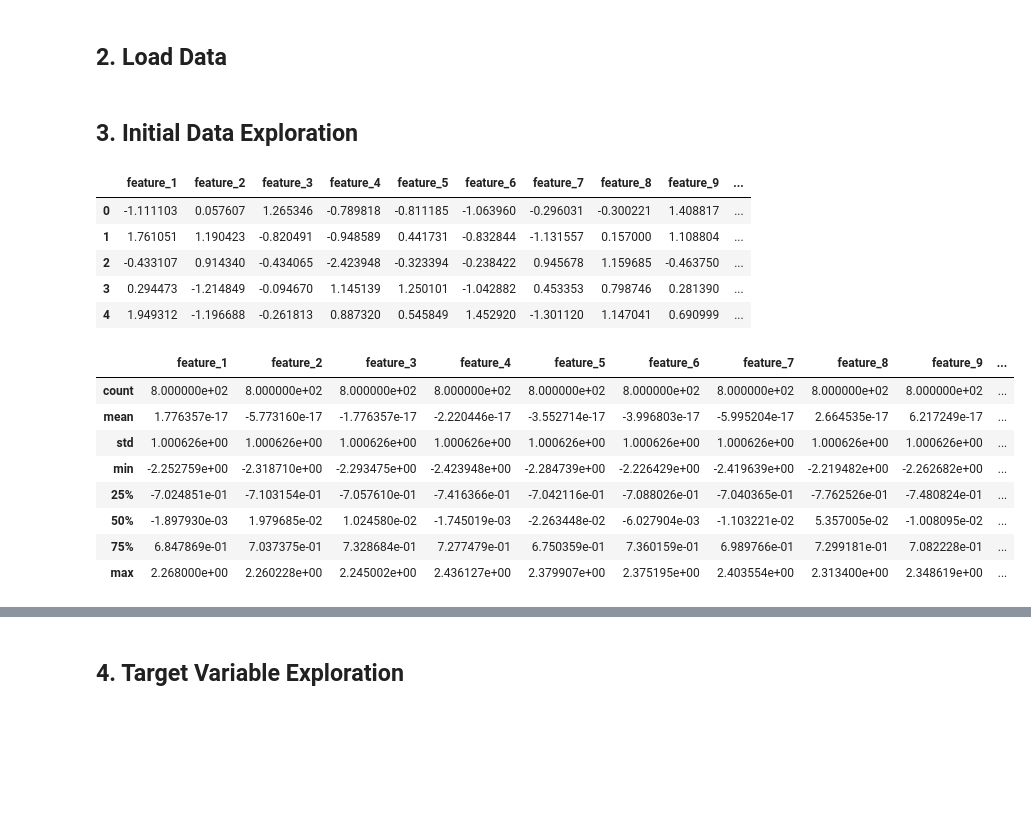
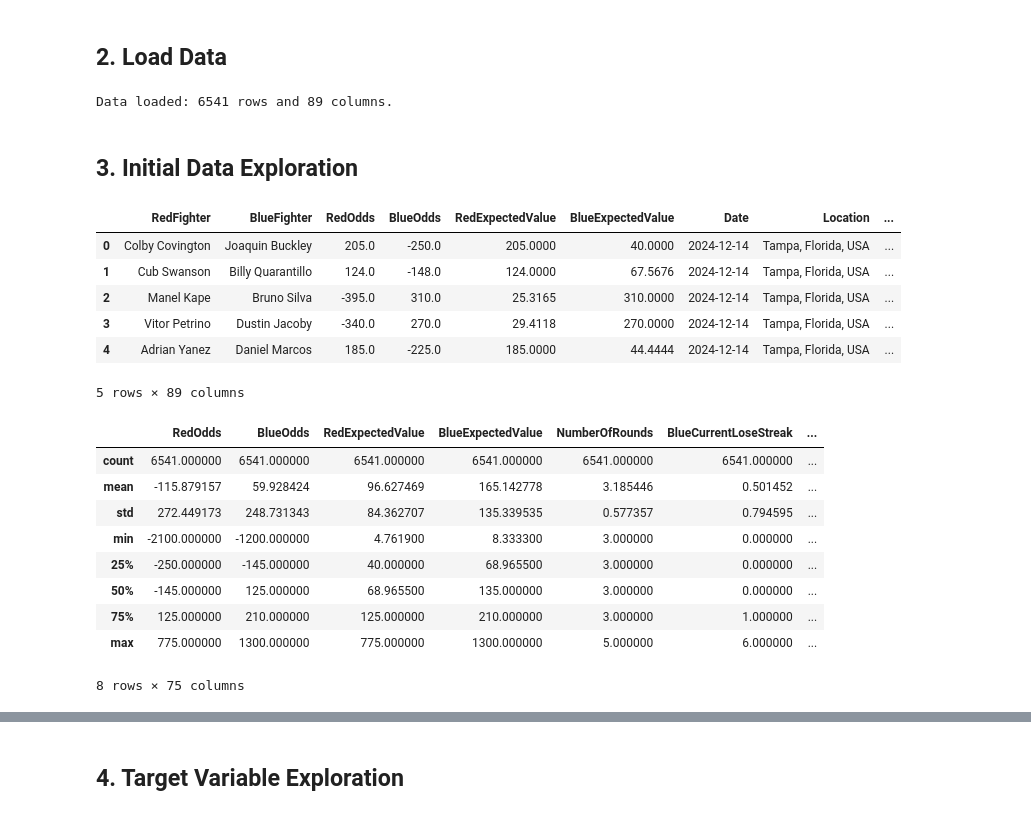
Before and after one commit to mfourier/ufc-predictor, a Jupyter notebook: notebooks/eda.ipynb, the cells around one changed output, grey strips where cells are left out. Saved outputs shown, nothing was run; the diff lists cells and outputs as text; code cells hidden in the pictures; blank space fills up the shorter version.

```diff
--- a/notebooks/eda.ipynb
+++ b/notebooks/eda.ipynb
@@ -13,44 +13,41 @@ import seaborn as sns
 
 # Set the project root directory
 project_root = '/home/mfourier/ufc-predictor'
-sys.path.append(os.path.join(project_root, 'data/random'))
-import random_data
+file_path = f'{project_root}/data/processed/ufc_etl.csv'
 # %% [markdown]
 ## 2. Load Data
 # %%
-# Load data
-df_train, df_test = random_data.random_ufc_data()
-
-# Separate training and testing sets
-X_train = df_train.iloc[:, :-1]  # Todas las columnas excepto la última
-y_train = df_train.iloc[:, -1]   # Solo la última columna
-
-X_test = df_test.iloc[:, :-1]
-y_test = df_test.iloc[:, -1]
+# Load the cleaned dataset
+df = pd.read_csv(file_path)
+print(f"Data loaded: {df.shape[0]} rows and {df.shape[1]} columns.")
+# %% [output]
+Data loaded: 6541 rows and 89 columns.
 # %% [markdown]
 ## 3.  Initial Data Exploration
 # %%
 # View the first few rows of the training data
-df_train.head()
+df.head()
 # %% [output]
-|  | feature_1 | feature_2 | feature_3 | feature_4 | feature_5 | feature_6 | feature_7 | feature_8 | feature_9 | ... |
-| 0 | -1.111103 | 0.057607 | 1.265346 | -0.789818 | -0.811185 | -1.063960 | -0.296031 | -0.300221 | 1.408817 | ... |
-| 1 | 1.761051 | 1.190423 | -0.820491 | -0.948589 | 0.441731 | -0.832844 | -1.131557 | 0.157000 | 1.108804 | ... |
-| 2 | -0.433107 | 0.914340 | -0.434065 | -2.423948 | -0.323394 | -0.238422 | 0.945678 | 1.159685 | -0.463750 | ... |
-| 3 | 0.294473 | -1.214849 | -0.094670 | 1.145139 | 1.250101 | -1.042882 | 0.453353 | 0.798746 | 0.281390 | ... |
-| 4 | 1.949312 | -1.196688 | -0.261813 | 0.887320 | 0.545849 | 1.452920 | -1.301120 | 1.147041 | 0.690999 | ... |
+|  | RedFighter | BlueFighter | RedOdds | BlueOdds | RedExpectedValue | BlueExpectedValue | Date | Location | ... |
+| 0 | Colby Covington | Joaquin Buckley | 205.0 | -250.0 | 205.0000 | 40.0000 | 2024-12-14 | Tampa, Florida, USA | ... |
+| 1 | Cub Swanson | Billy Quarantillo | 124.0 | -148.0 | 124.0000 | 67.5676 | 2024-12-14 | Tampa, Florida, USA | ... |
+| 2 | Manel Kape | Bruno Silva | -395.0 | 310.0 | 25.3165 | 310.0000 | 2024-12-14 | Tampa, Florida, USA | ... |
+| 3 | Vitor Petrino | Dustin Jacoby | -340.0 | 270.0 | 29.4118 | 270.0000 | 2024-12-14 | Tampa, Florida, USA | ... |
+| 4 | Adrian Yanez | Daniel Marcos | 185.0 | -225.0 | 185.0000 | 44.4444 | 2024-12-14 | Tampa, Florida, USA | ... |
+5 rows × 89 columns
 # %%
 # Descriptive statistics
-df_train.describe()
+df.describe()
 # %% [output]
-|  | feature_1 | feature_2 | feature_3 | feature_4 | feature_5 | feature_6 | feature_7 | feature_8 | feature_9 | ... |
-| count | 8.000000e+02 | 8.000000e+02 | 8.000000e+02 | 8.000000e+02 | 8.000000e+02 | 8.000000e+02 | 8.000000e+02 | 8.000000e+02 | 8.000000e+02 | ... |
-| mean | 1.776357e-17 | -5.773160e-17 | -1.776357e-17 | -2.220446e-17 | -3.552714e-17 | -3.996803e-17 | -5.995204e-17 | 2.664535e-17 | 6.217249e-17 | ... |
-| std | 1.000626e+00 | 1.000626e+00 | 1.000626e+00 | 1.000626e+00 | 1.000626e+00 | 1.000626e+00 | 1.000626e+00 | 1.000626e+00 | 1.000626e+00 | ... |
-| min | -2.252759e+00 | -2.318710e+00 | -2.293475e+00 | -2.423948e+00 | -2.284739e+00 | -2.226429e+00 | -2.419639e+00 | -2.219482e+00 | -2.262682e+00 | ... |
-| 25% | -7.024851e-01 | -7.103154e-01 | -7.057610e-01 | -7.416366e-01 | -7.042116e-01 | -7.088026e-01 | -7.040365e-01 | -7.762526e-01 | -7.480824e-01 | ... |
-| 50% | -1.897930e-03 | 1.979685e-02 | 1.024580e-02 | -1.745019e-03 | -2.263448e-02 | -6.027904e-03 | -1.103221e-02 | 5.357005e-02 | -1.008095e-02 | ... |
-| 75% | 6.847869e-01 | 7.037375e-01 | 7.328684e-01 | 7.277479e-01 | 6.750359e-01 | 7.360159e-01 | 6.989766e-01 | 7.299181e-01 | 7.082228e-01 | ... |
-| max | 2.268000e+00 | 2.260228e+00 | 2.245002e+00 | 2.436127e+00 | 2.379907e+00 | 2.375195e+00 | 2.403554e+00 | 2.313400e+00 | 2.348619e+00 | ... |
+|  | RedOdds | BlueOdds | RedExpectedValue | BlueExpectedValue | NumberOfRounds | BlueCurrentLoseStreak | ... |
+| count | 6541.000000 | 6541.000000 | 6541.000000 | 6541.000000 | 6541.000000 | 6541.000000 | ... |
+| mean | -115.879157 | 59.928424 | 96.627469 | 165.142778 | 3.185446 | 0.501452 | ... |
+| std | 272.449173 | 248.731343 | 84.362707 | 135.339535 | 0.577357 | 0.794595 | ... |
+| min | -2100.000000 | -1200.000000 | 4.761900 | 8.333300 | 3.000000 | 0.000000 | ... |
+| 25% | -250.000000 | -145.000000 | 40.000000 | 68.965500 | 3.000000 | 0.000000 | ... |
+| 50% | -145.000000 | 125.000000 | 68.965500 | 135.000000 | 3.000000 | 0.000000 | ... |
+| 75% | 125.000000 | 210.000000 | 125.000000 | 210.000000 | 3.000000 | 1.000000 | ... |
+| max | 775.000000 | 1300.000000 | 775.000000 | 1300.000000 | 5.000000 | 6.000000 | ... |
+8 rows × 75 columns
 # %%
 # DataFrame information
```
Also changed, not shown: parts of 3 cells of this notebook, 11 other files.
